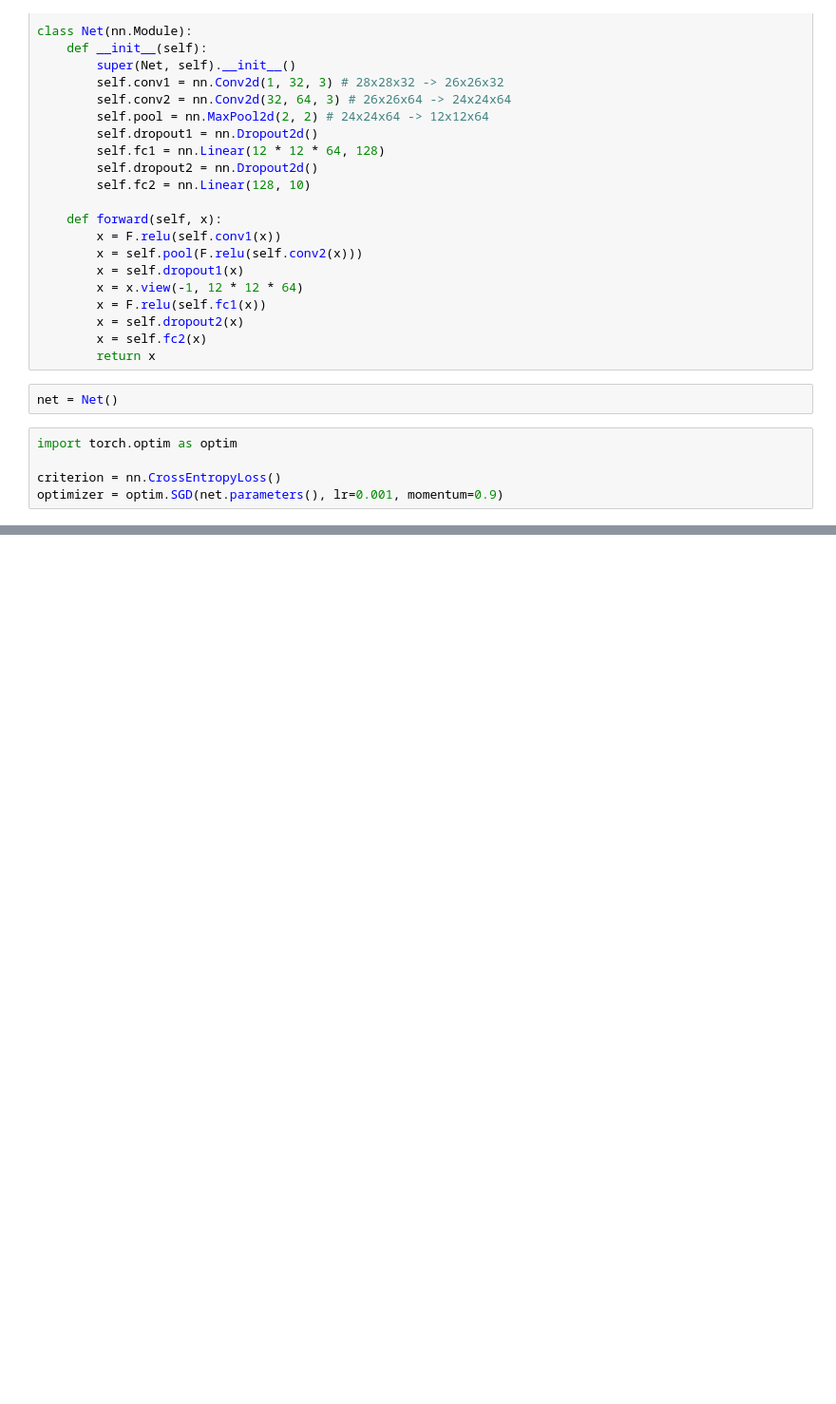
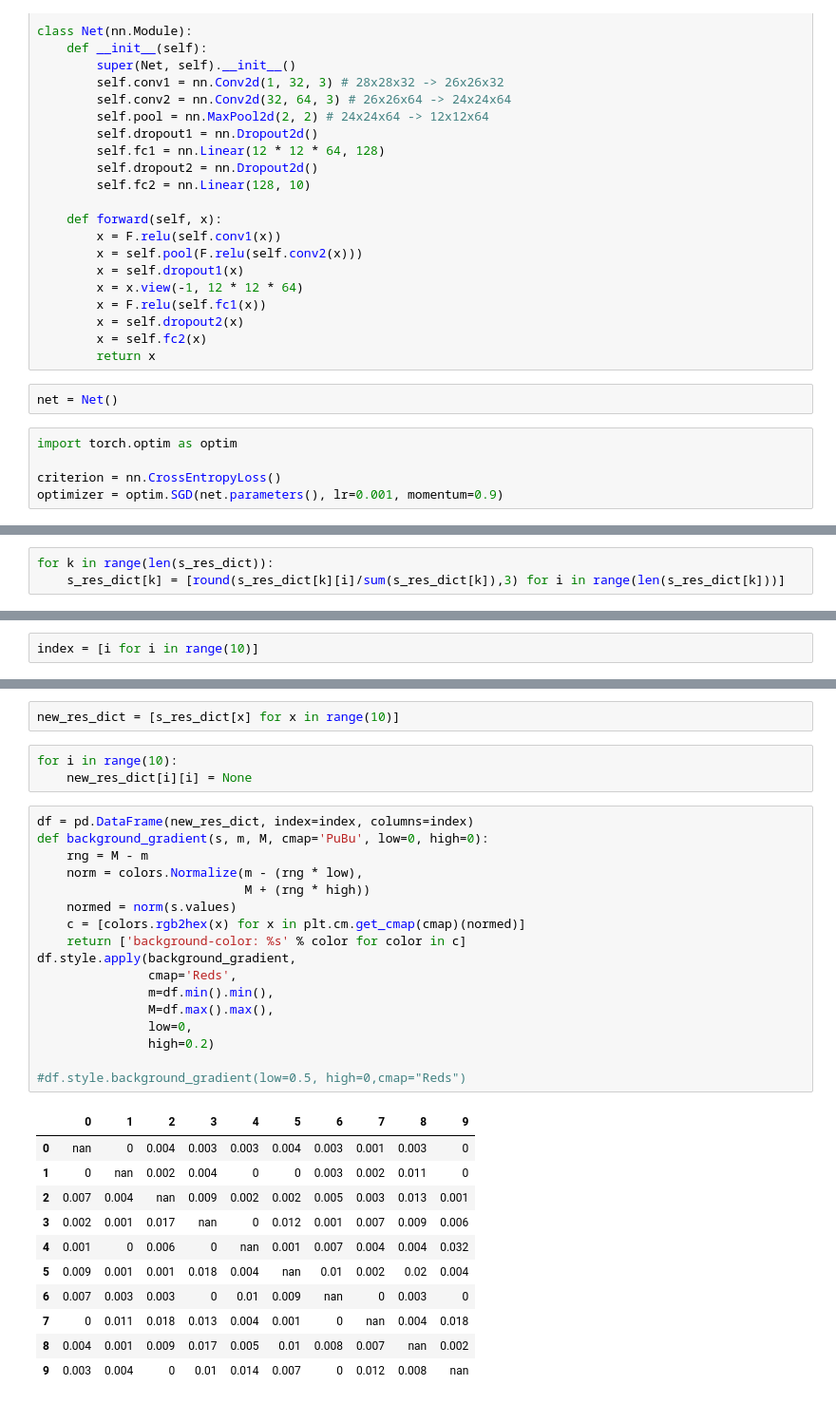
Before and after one commit to Jimmy-Shimizu/study, a Jupyter notebook: 感性認知情報/Untitled.ipynb, the cells around one changed output, grey strips where cells are left out. Shown: that part at 95% size. Cells and saved outputs as stored; diff of their text form; blank space fills up the shorter version.

```diff
--- a/感性認知情報/Untitled.ipynb
+++ b/感性認知情報/Untitled.ipynb
@@ -110,0 +130,3 @@ Finished Training
+# %%
+for k in range(len(s_res_dict)):
+    s_res_dict[k] = [round(s_res_dict[k][i]/sum(s_res_dict[k]),3) for i in range(len(s_res_dict[k]))]
@@ -110,0 +152,2 @@ Finished Training
+# %%
+index = [i for i in range(10)]
@@ -110,0 +168,34 @@ Finished Training
+# %%
+new_res_dict = [s_res_dict[x] for x in range(10)]
+# %%
+for i in range(10):
+    new_res_dict[i][i] = None
+# %%
+df = pd.DataFrame(new_res_dict, index=index, columns=index)
+def background_gradient(s, m, M, cmap='PuBu', low=0, high=0):
+    rng = M - m
+    norm = colors.Normalize(m - (rng * low),
+                            M + (rng * high))
+    normed = norm(s.values)
+    c = [colors.rgb2hex(x) for x in plt.cm.get_cmap(cmap)(normed)]
+    return ['background-color: %s' % color for color in c]
+df.style.apply(background_gradient,
+               cmap='Reds',
+               m=df.min().min(),
+               M=df.max().max(),
+               low=0,
+               high=0.2)
+
+#df.style.background_gradient(low=0.5, high=0,cmap="Reds")
+# %% [output]
+|  | 0 | 1 | 2 | 3 | 4 | 5 | 6 | 7 | 8 | 9 |
+| 0 | nan | 0 | 0.004 | 0.003 | 0.003 | 0.004 | 0.003 | 0.001 | 0.003 | 0 |
+| 1 | 0 | nan | 0.002 | 0.004 | 0 | 0 | 0.003 | 0.002 | 0.011 | 0 |
+| 2 | 0.007 | 0.004 | nan | 0.009 | 0.002 | 0.002 | 0.005 | 0.003 | 0.013 | 0.001 |
+| 3 | 0.002 | 0.001 | 0.017 | nan | 0 | 0.012 | 0.001 | 0.007 | 0.009 | 0.006 |
+| 4 | 0.001 | 0 | 0.006 | 0 | nan | 0.001 | 0.007 | 0.004 | 0.004 | 0.032 |
+| 5 | 0.009 | 0.001 | 0.001 | 0.018 | 0.004 | nan | 0.01 | 0.002 | 0.02 | 0.004 |
+| 6 | 0.007 | 0.003 | 0.003 | 0 | 0.01 | 0.009 | nan | 0 | 0.003 | 0 |
+| 7 | 0 | 0.011 | 0.018 | 0.013 | 0.004 | 0.001 | 0 | nan | 0.004 | 0.018 |
+| 8 | 0.004 | 0.001 | 0.009 | 0.017 | 0.005 | 0.01 | 0.008 | 0.007 | nan | 0.002 |
+| 9 | 0.003 | 0.004 | 0 | 0.01 | 0.014 | 0.007 | 0 | 0.012 | 0.008 | nan |
```
Also changed, not shown: parts of 15 cells of this notebook, 4 other files.
